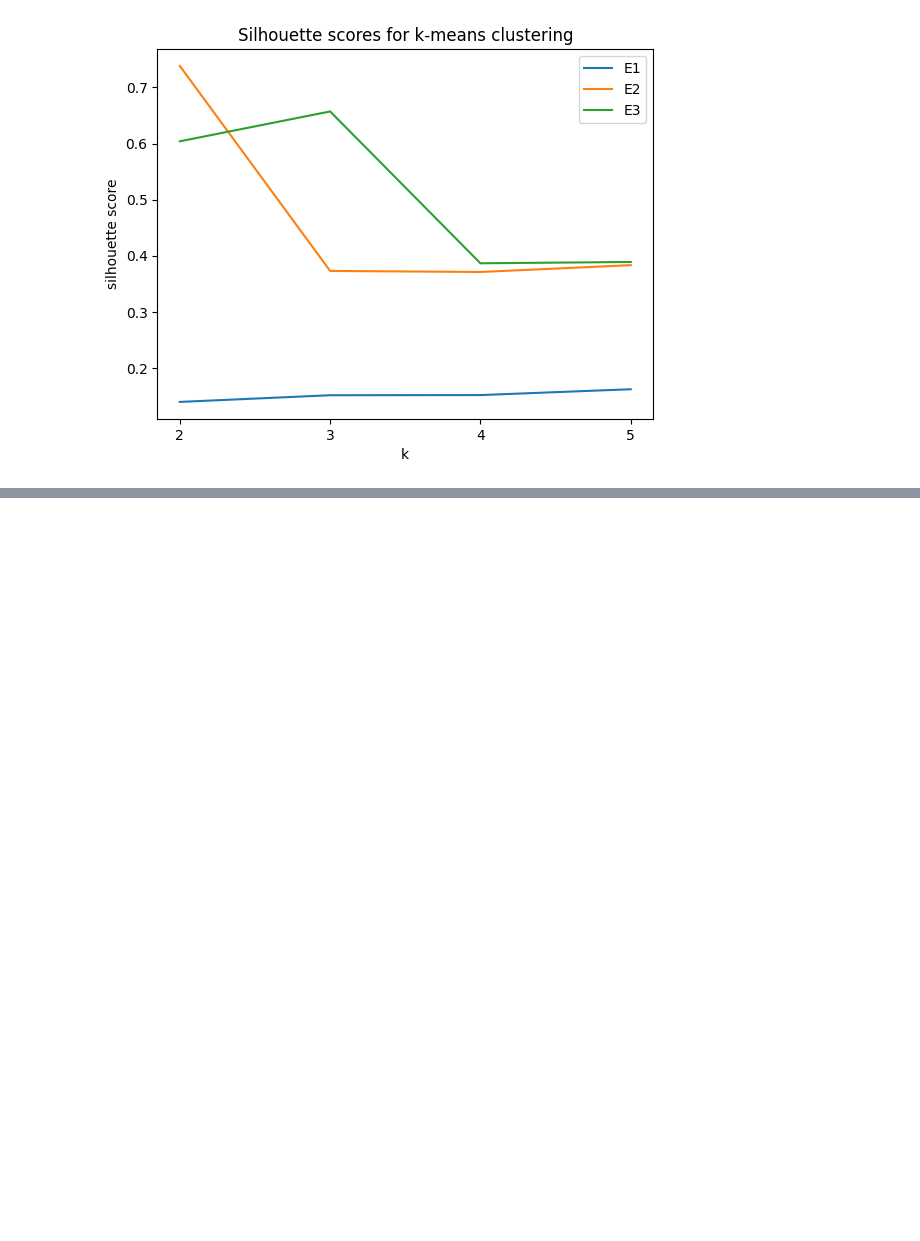
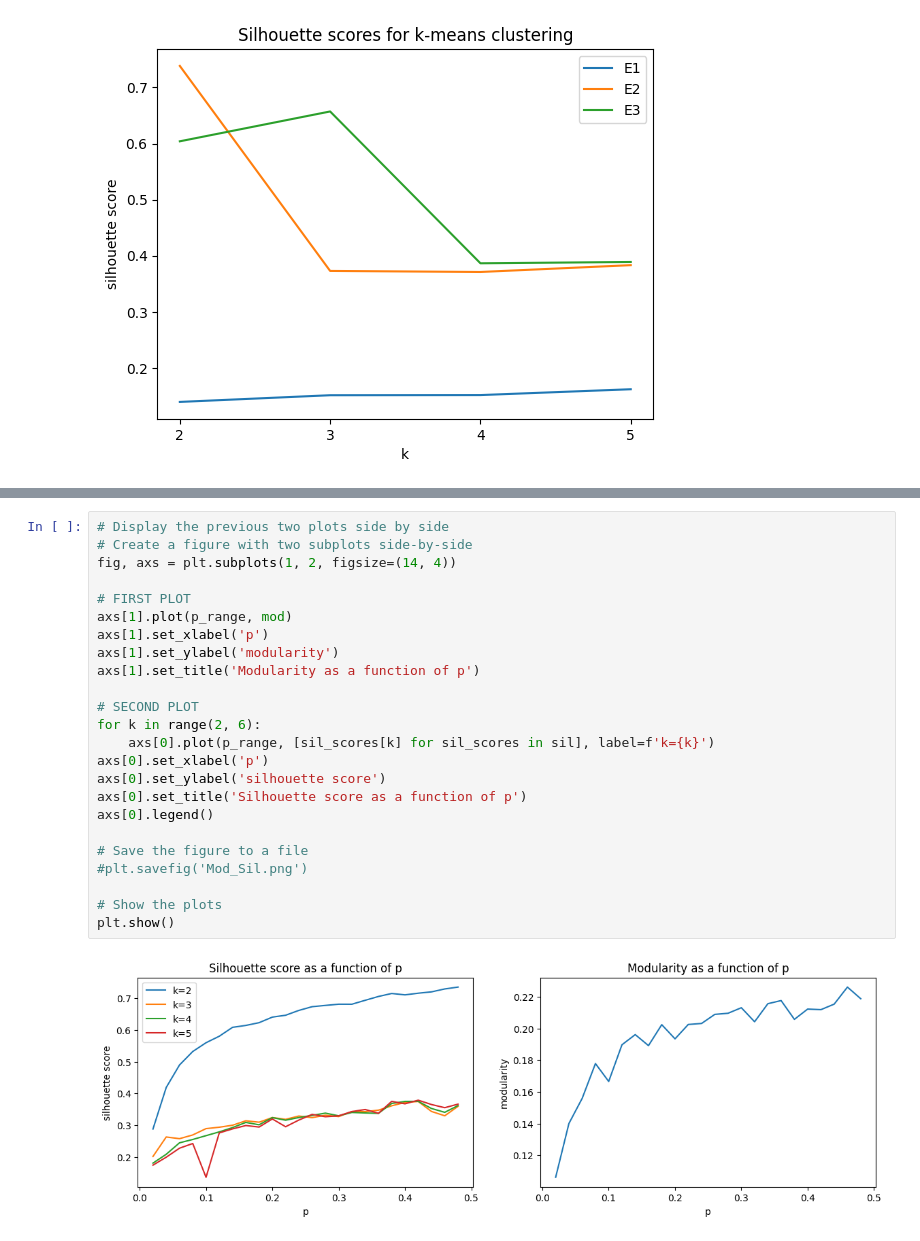
Before and after one commit to mggg/ballot-clustering, a Jupyter notebook: Supplemental material/Mallows.ipynb, the cells around one changed output, grey strips where cells are left out. Drawn from its saved outputs; the diff is of its cells as text; blank space fills up the shorter version.

```diff
--- a/Supplemental material/Mallows.ipynb
+++ b/Supplemental material/Mallows.ipynb
@@ -146,0 +123,26 @@ plt.show()
+# %%
+# Display the previous two plots side by side
+# Create a figure with two subplots side-by-side
+fig, axs = plt.subplots(1, 2, figsize=(14, 4))
+
+# FIRST PLOT
+axs[1].plot(p_range, mod)
+axs[1].set_xlabel('p')
+axs[1].set_ylabel('modularity')
+axs[1].set_title('Modularity as a function of p')
+
+# SECOND PLOT
+for k in range(2, 6):
+    axs[0].plot(p_range, [sil_scores[k] for sil_scores in sil], label=f'k={k}')
+axs[0].set_xlabel('p')
+axs[0].set_ylabel('silhouette score')
+axs[0].set_title('Silhouette score as a function of p')
+axs[0].legend()
+
+# Save the figure to a file
+#plt.savefig('Mod_Sil.png')
+
+# Show the plots
+plt.show()
+# %% [output]
+[figure, added]
```
Also changed, not shown: parts of 5 cells of this notebook, 2 other files.
